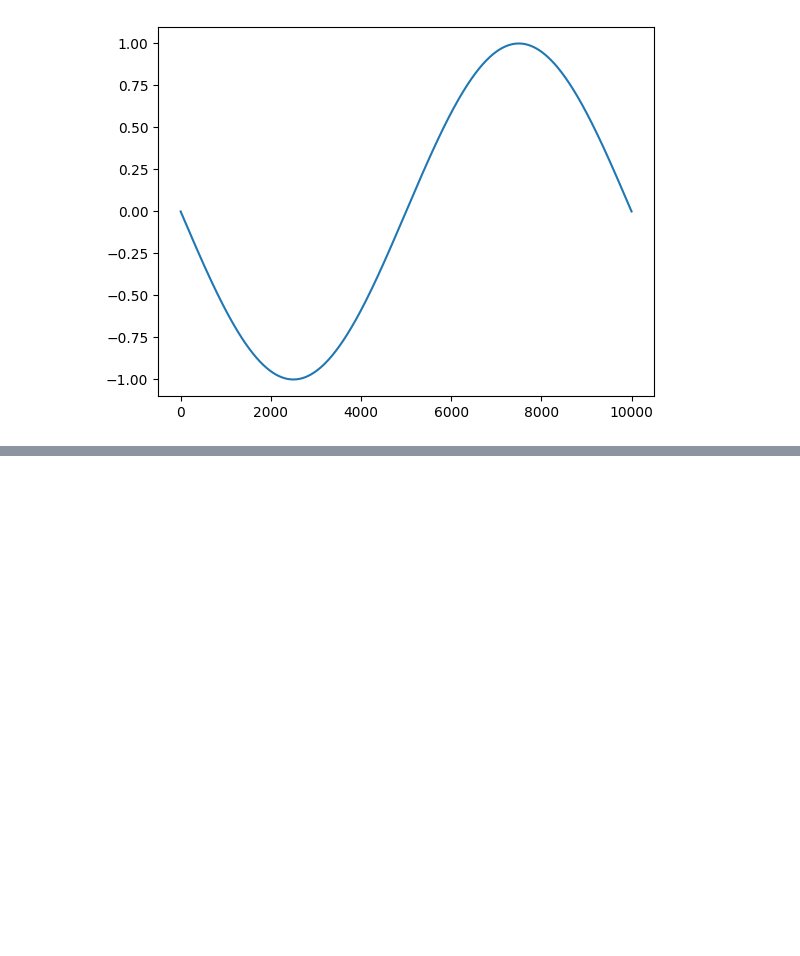
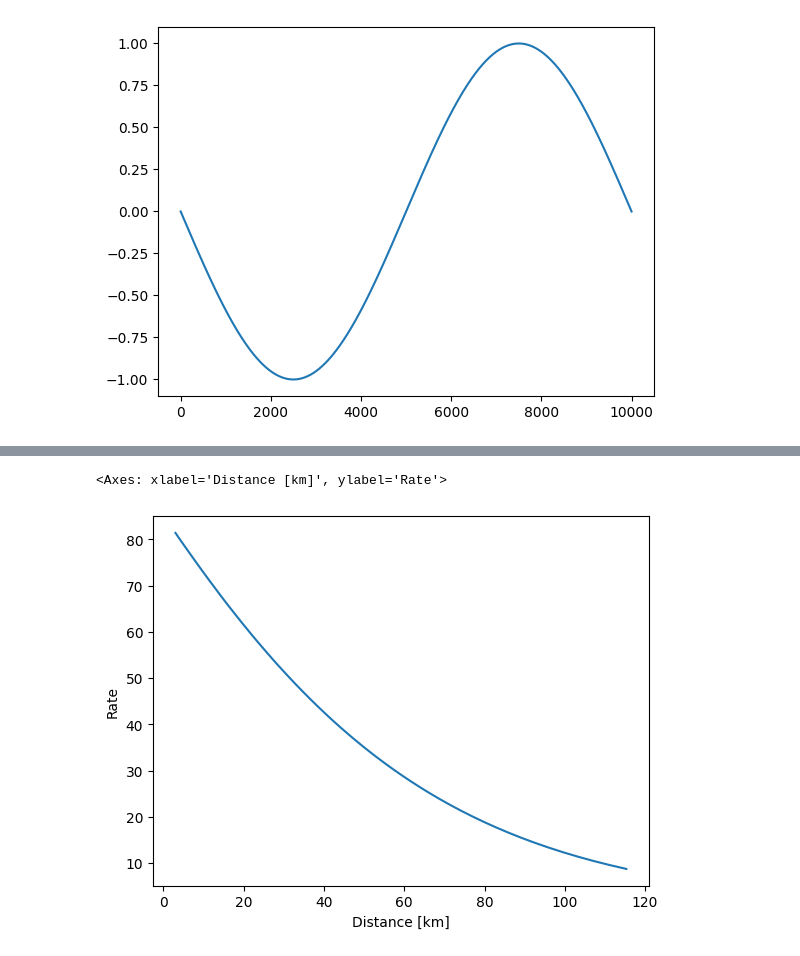
Before and after one commit to Luisenden/qnetsur, a Jupyter notebook: usecase_qswitch/sandbox.ipynb, the cells around one changed output, grey strips where cells are left out. Saved outputs shown, nothing was run; the diff lists cells and outputs as text; code cells hidden in the pictures; blank space fills up the shorter version.

```diff
--- a/usecase_qswitch/sandbox.ipynb
+++ b/usecase_qswitch/sandbox.ipynb
@@ -93,0 +151,5 @@ array([], dtype=int64)
+# %%
+sns.lineplot(data=df_res, x='Distance [km]', y='Rate', markers=True)
+# %% [output]
+<Axes: xlabel='Distance [km]', ylabel='Rate'>
+[figure, added]
```
Also changed, not shown: parts of 11 cells of this notebook, 7 other files.
